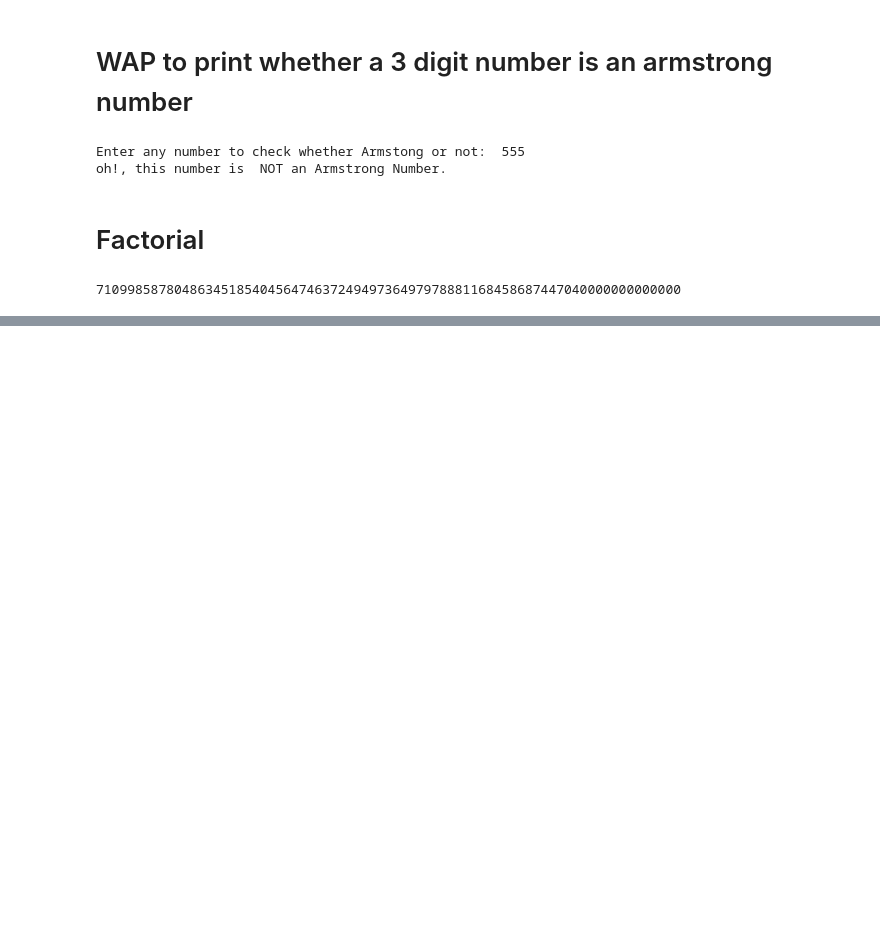
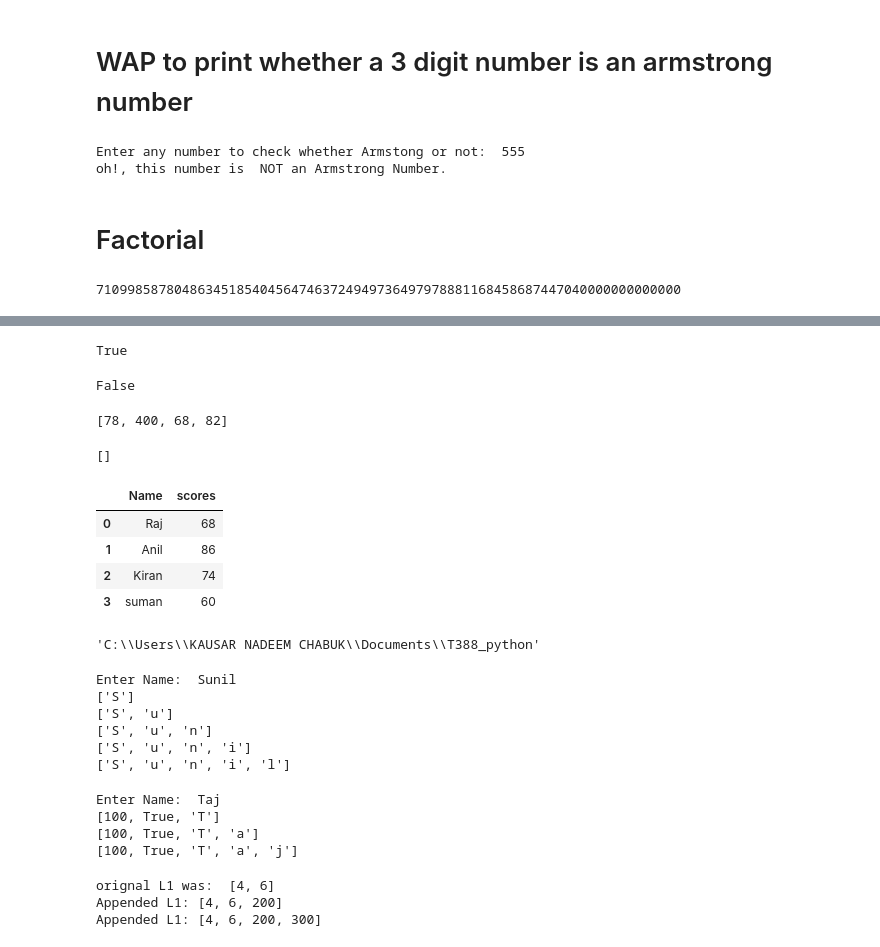
Before and after one commit to kausar12121kausar-rgb/T388_python, a Jupyter notebook: Practice_jupyterNotebook.ipynb, the cells around one changed output, grey strips where cells are left out. Saved outputs shown, nothing was run; the diff lists cells and outputs as text; code cells hidden in the pictures; blank space fills up the shorter version.

Commit message:
Data Types

```diff
--- a/Practice_jupyterNotebook.ipynb
+++ b/Practice_jupyterNotebook.ipynb
@@ -503,0 +606,10 @@ fact(5)
+# %%
+i="kausar"
+i in list1
+# %% [output]
+True
+# %%
+i=True
+i not in list1
+# %% [output]
+False
@@ -503,0 +618,22 @@ fact(5)
+# %%
+Assesment_Scores = [78,72,68,82] # Homogenous list<> Heterogenuis
+Assesment_Scores[1] = 400
+Assesment_Scores
+# %% [output]
+[78, 400, 68, 82]
+# %%
+null_list = []    # Null List
+print(null_list)
+# %% [output]
+[]
+# %%
+dc = {"Name":["Raj","Anil","Kiran","suman"],"scores":[68,86,74,60]}
+import pandas as pd
+file = pd.DataFrame(dc)
+file
+# %% [output]
+|  | Name | scores |
+| 0 | Raj | 68 |
+| 1 | Anil | 86 |
+| 2 | Kiran | 74 |
+| 3 | suman | 60 |
@@ -503,0 +642,40 @@ fact(5)
+# %%
+pwd()
+# %% [output]
+'C:\\Users\\KAUSAR NADEEM CHABUK\\Documents\\T388_python'
+# %%
+# WAP to add each character from the name in the list
+name_list=[]
+name = input("Enter Name: ")
+for i in name:
+    name_list.append(i)
+    print(name_list)
+# %% [output]
+Enter Name:  Sunil
+['S']
+['S', 'u']
+['S', 'u', 'n']
+['S', 'u', 'n', 'i']
+['S', 'u', 'n', 'i', 'l']
+# %%
+name_list=[100,True]
+name = input("Enter Name: ")
+for i in name:
+    name_list.append(i)
+    print(name_list)
+# %% [output]
+Enter Name:  Taj
+[100, True, 'T']
+[100, True, 'T', 'a']
+[100, True, 'T', 'a', 'j']
+# %%
+L1=[4,6]
+L2=[200,300]
+print("orignal L1 was: ",L1)
+for i in L2:
+    L1.append(i)
+    print("Appended L1:", L1)
+# %% [output]
+orignal L1 was:  [4, 6]
+Appended L1: [4, 6, 200]
+Appended L1: [4, 6, 200, 300]
```
Also changed, not shown: parts of 21 cells of this notebook, 1 other file.
